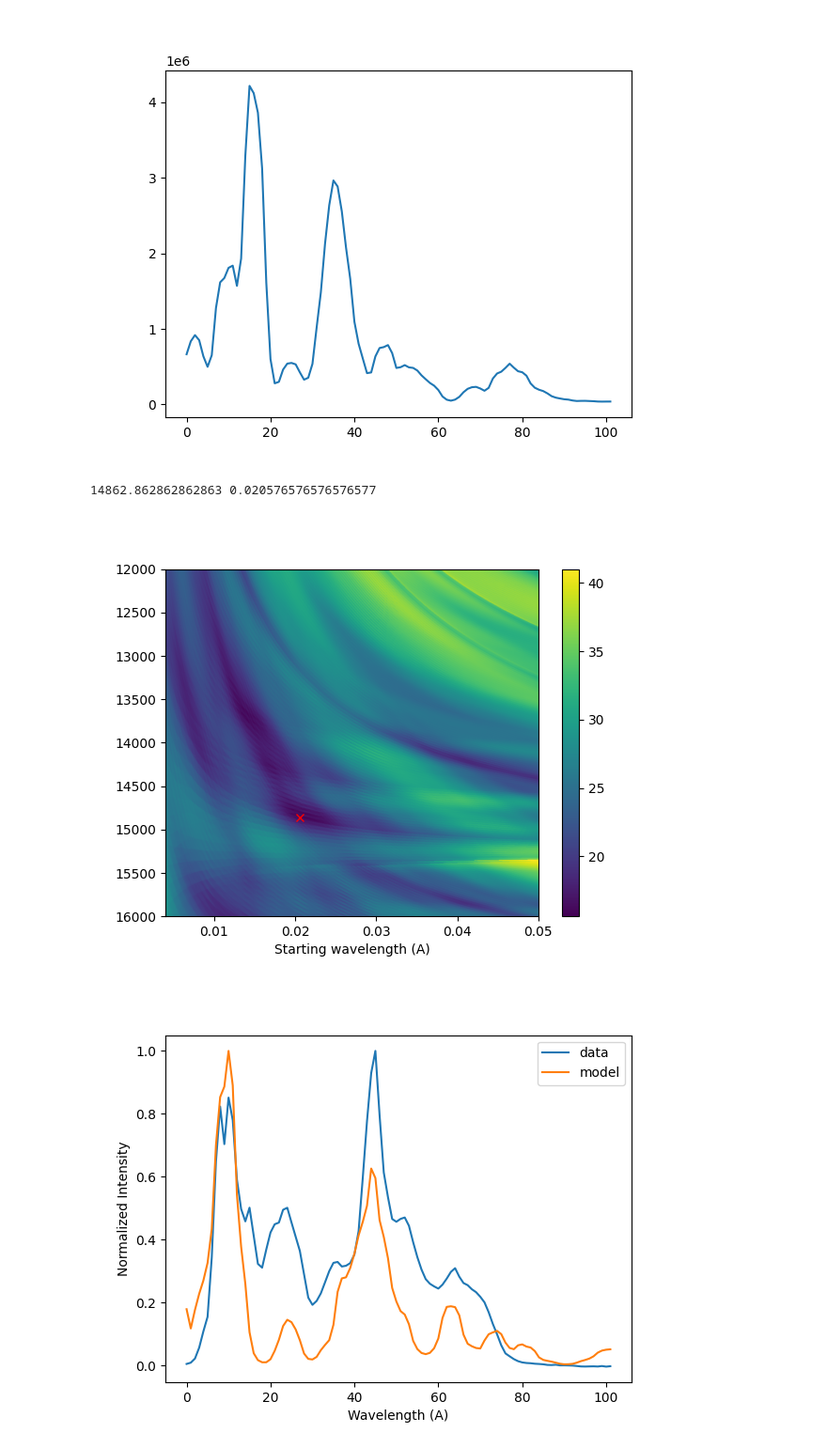
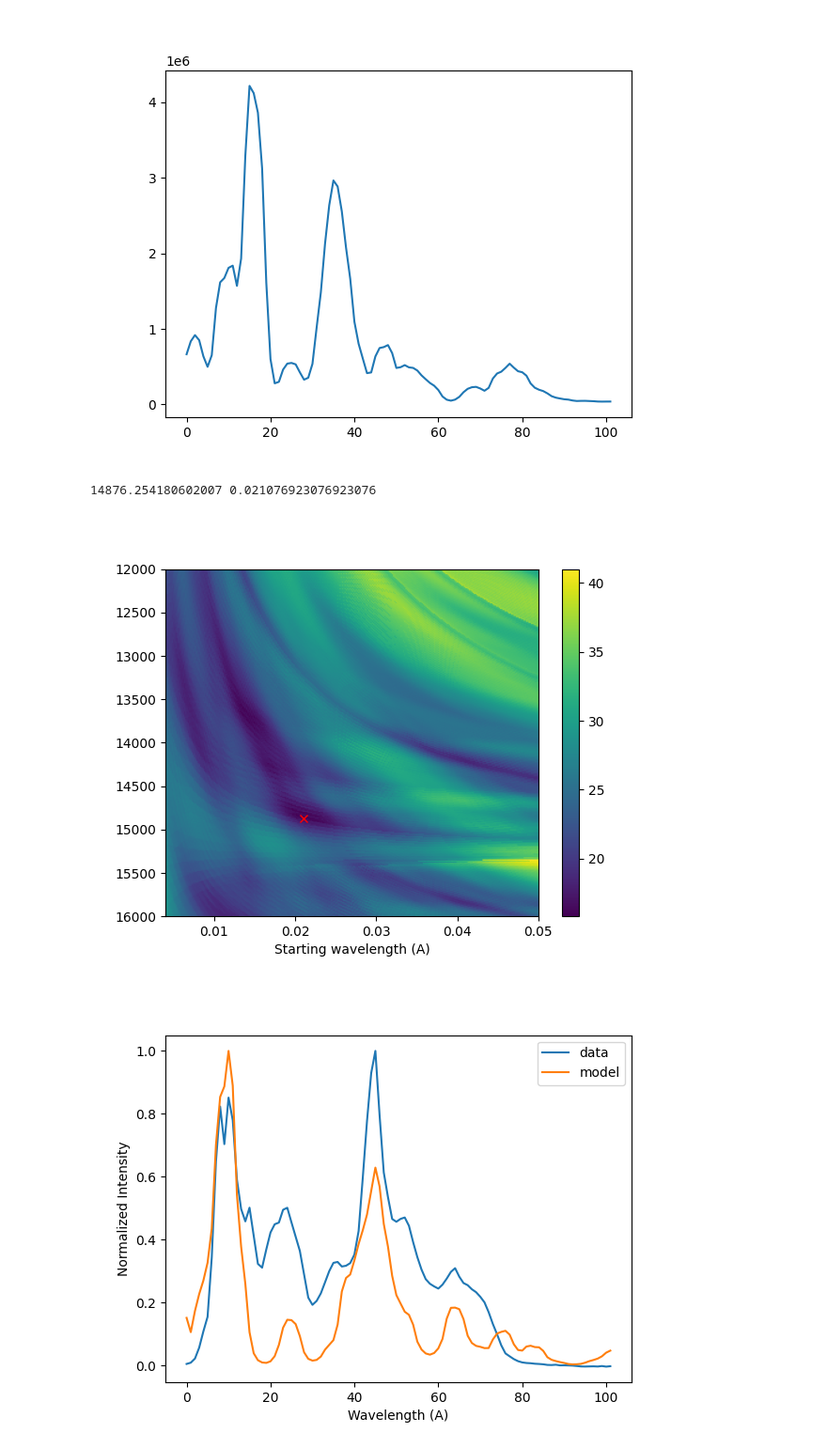
Before and after one commit to MatthewPrem/SpecWavUtils, a Jupyter notebook: HK/vph30/FindR.ipynb, the cells around one changed output. Shown at 94% size. Drawn from its saved outputs; the diff is of its cells as text; code cells hidden in the pictures.

```diff
--- a/HK/vph30/FindR.ipynb
+++ b/HK/vph30/FindR.ipynb
@@ -22,11 +22,11 @@ bg[np.isnan(bg)] = -1
 dirtySpec = fits.open(dirtySpecPath)[0].data
 dirtySpec[np.isnan(dirtySpec)] = -1
 
-Util.flipY(bg)
-Util.flipY(dirtySpec)
+Spec2D.flipY(bg)
+Spec2D.flipY(dirtySpec)
 
-bg = Util.cropImage(bg, 83, 1098, 416, 102)
-dirtySpec = Util.cropImage(dirtySpec, 83, 1098, 416, 102)
+bg = Spec2D.cropImage(bg, 83, 1098, 416, 102)
+dirtySpec = Spec2D.cropImage(dirtySpec, 83, 1098, 416, 102)
 
 fig, ax = plt.subplots(1,2, figsize=(10,4))
 img1 = ax[0].imshow(bg, vmin=np.min(bg), vmax=np.max(bg))
@@ -71,12 +70,12 @@ ax.plot(Spec1D.calcModel(lines, 102, 14000, 0.012))
 [<matplotlib.lines.Line2D at 0x...>]
 [figure]
 # %%
-w, a = Spec1D.calcLinearFit(contSub, lines, 12000, 16000, 0.004, 0.05, resW=1000, resS=1000)
+w, a = Spec1D.calcLinearFit(contSub, lines, 12000, 16000, 0.004, 0.05, resW=300, resS=300)
 print(w, a)
 # %% [output]
-14862.862862862863 0.020576576576576577
+14876.254180602007 0.021076923076923076
 [figure]
-[figure, old version]
+[figure, new version]
 # %%
 wavs = np.linspace(Spec1D.pixelToWav(0, w, a), Spec1D.pixelToWav(len(contSub)-1, w, a), len(contSub))
 norm = contSub/np.max(contSub)
```
Also changed, not shown: parts of 2 cells of this notebook, 4 other files.
